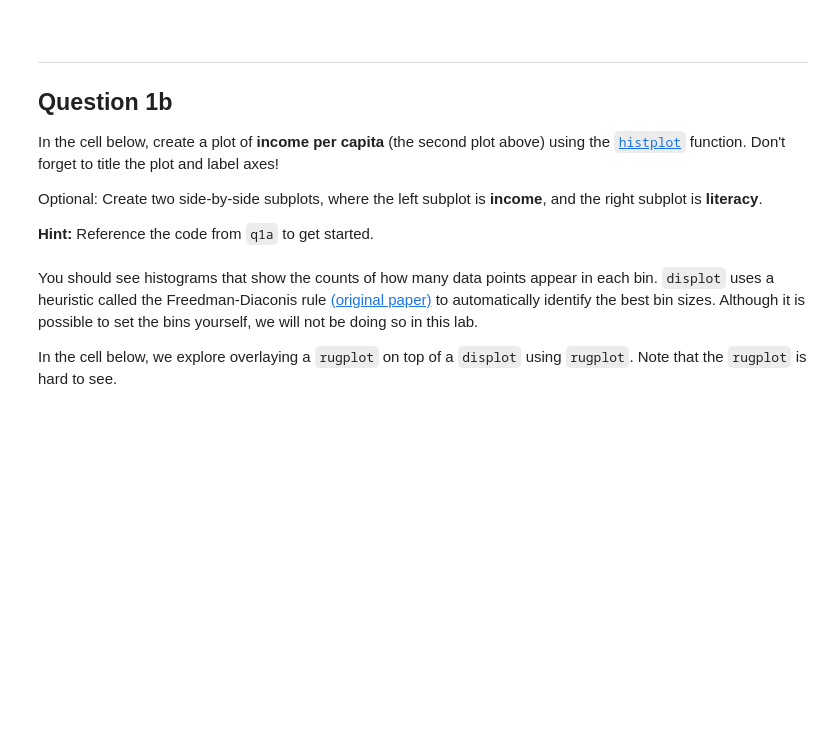
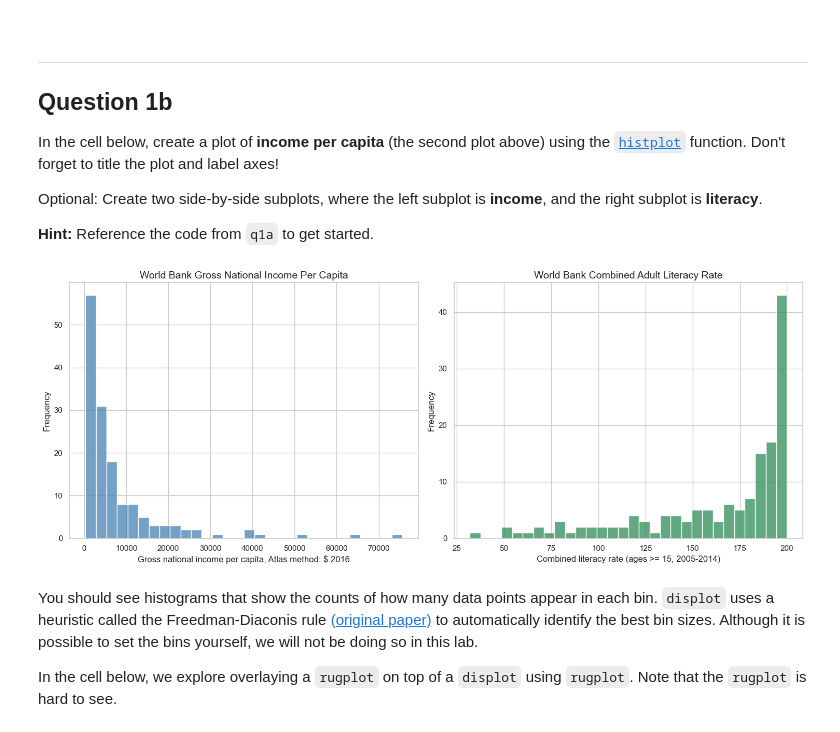
Before and after one commit to RamesTheGeneric/CSCIU459-GROUP-PROJECTS, a Jupyter notebook: A3/A3.ipynb, the cells around one changed output. Saved outputs shown, nothing was run; the diff lists cells and outputs as text; code cells hidden in the pictures; blank space fills up the shorter version.

```diff
--- a/A3/A3.ipynb
+++ b/A3/A3.ipynb
@@ -151,3 +163,20 @@ Optional: Create two side-by-side subplots, where the left subplot is **income**
+# %%
+sns.set_theme(style="whitegrid")
+fig, axes = plt.subplots(1, 2, figsize=(15, 6))
+sns.histplot(data=df, x="inc", ax=axes[0], color="steelblue", bins=30)
+axes[0].set_title('World Bank Gross National Income Per Capita', fontsize=14)
+axes[0].set_xlabel('Gross national income per capita, Atlas method: $ 2016', fontsize=12)
+axes[0].set_ylabel('Frequency', fontsize=12)
+
+sns.histplot(data=df, x="lit", ax=axes[1], color="seagreen", bins=30)
+axes[1].set_title('World Bank Combined Adult Literacy Rate', fontsize=14)
+axes[1].set_xlabel('Combined literacy rate (ages >= 15, 2005-2014)', fontsize=12)
+axes[1].set_ylabel('Frequency', fontsize=12)
+
+plt.tight_layout()
+plt.show()
+# %% [output]
+[figure, added]
 # %% [markdown]
 You should see histograms that show the counts of how many data points appear in each bin. `displot` uses a heuristic called the Freedman-Diaconis rule [(original paper)](https://link.springer.com/content/pdf/10.1007/bf01025868) to automatically identify the best bin sizes. Although it is possible to set the bins yourself, we will not be doing so in this lab.
 
```
Also changed, not shown: parts of 30 cells of this notebook, 1 other file.
